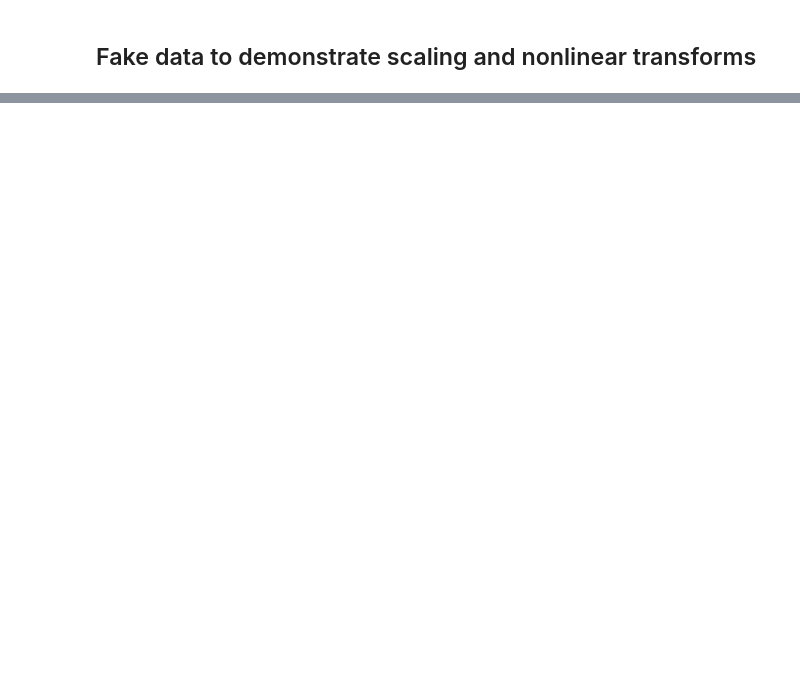
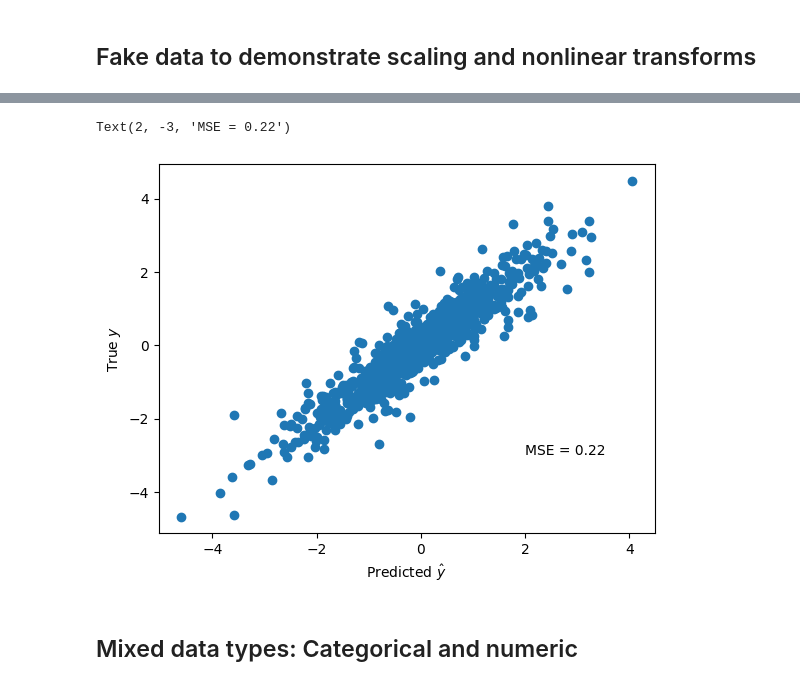
Before and after one commit to mru-data3464/w26, a Jupyter notebook: demo_code/05_numeric/numericdemo.ipynb, the cells around one changed output, grey strips where cells are left out. Saved outputs shown, nothing was run; the diff lists cells and outputs as text; code cells hidden in the pictures; blank space fills up the shorter version.

```diff
--- a/demo_code/05_numeric/numericdemo.ipynb
+++ b/demo_code/05_numeric/numericdemo.ipynb
@@ -74,3 +102,10 @@ cross_val_score(pipeline, X, y)
 # %%
-pipeline.fit(X, y)
-y_est = pipeline.predict(X)
+pipeline.fit(X_train, y_train)
+y_est = pipeline.predict(X_train)
+plt.scatter(y_est, y_train)
+plt.xlabel(r"Predicted $\hat{y}$")
+plt.ylabel("True $y$")
+plt.text(2, -3, f"MSE = {np.mean((y_train - y_est)**2):.2f}")
+# %% [output]
+Text(2, -3, 'MSE = 0.22')
+[figure, added]
@@ -79,0 +112,2 @@ np.mean((y - y_est)**2)
+# %% [markdown]
+## Mixed data types: Categorical and numeric
```
Also changed, not shown: parts of 15 cells of this notebook, 3 other files.
